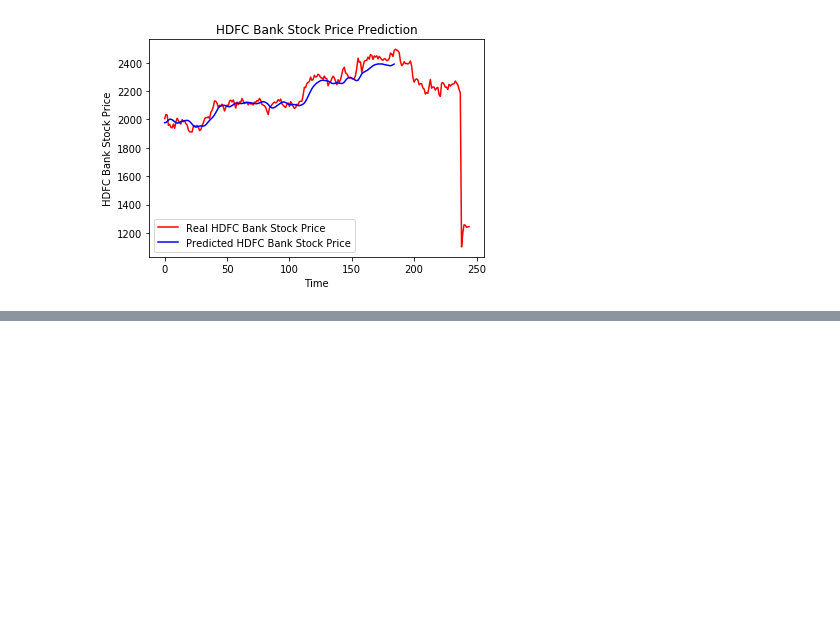
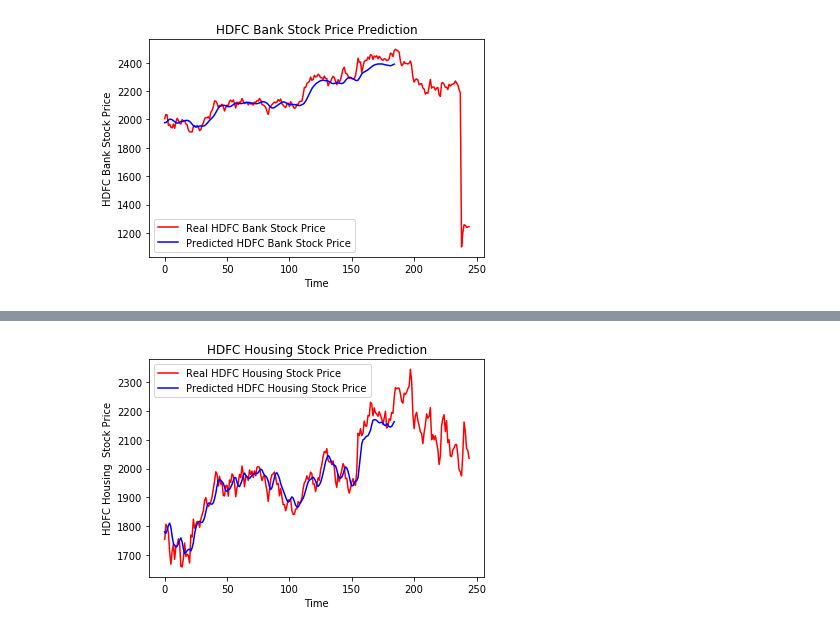
Before and after one commit to aadiharan99/NIFTY-50-LSTM, a Jupyter notebook: AI_Final.ipynb, the cells around one changed output, grey strips where cells are left out. Cells and saved outputs as stored; diff of their text form; code cells hidden in the pictures; blank space fills up the shorter version.

```diff
--- a/AI_Final.ipynb
+++ b/AI_Final.ipynb
@@ -712,0 +825,25 @@ plt.show()
+# %%
+for i in droplist:
+  hdfch_testdata.drop(i,1,inplace=True)
+hdfchtestprice=hdfch_testdata.iloc[:,3:4].values
+dataset_total_hdfch = pd.concat((hdfch_traindata['Close'], hdfch_testdata['Close']), axis = 0)
+inputs_hdfch = dataset_total_hdfch[len(dataset_total_hdfch) - len(hdfch_testdata) - 60:].values
+inputs_hdfch = inputs_hdfch.reshape(-1,1)
+inputs_hdfch = scaler.transform(inputs_hdfch)
+x_testhdfch = []
+for i in range(60, 245):
+    x_testhdfch.append(inputs_hdfch[i-60:i, 0])
+x_testhdfch = np.array(x_testhdfch)
+x_testhdfch = np.reshape(x_testhdfch, (x_testhdfch.shape[0], x_testhdfch.shape[1], 1))
+predicted_stock_pricehdfch = hdfchregressor.predict(x_testhdfch)
+predicted_stock_pricehdfch = scaler.inverse_transform(predicted_stock_pricehdfch)
+# %%
+plt.plot(hdfchtestprice, color = 'red', label = 'Real HDFC Housing Stock Price')
+plt.plot(predicted_stock_pricehdfch, color = 'blue', label = 'Predicted HDFC Housing Stock Price')
+plt.title('HDFC Housing Stock Price Prediction')
+plt.xlabel('Time')
+plt.ylabel('HDFC Housing  Stock Price')
+plt.legend()
+plt.show()
+# %% [output]
+[figure, added]
```
Also changed, not shown: parts of 10 cells of this notebook.
